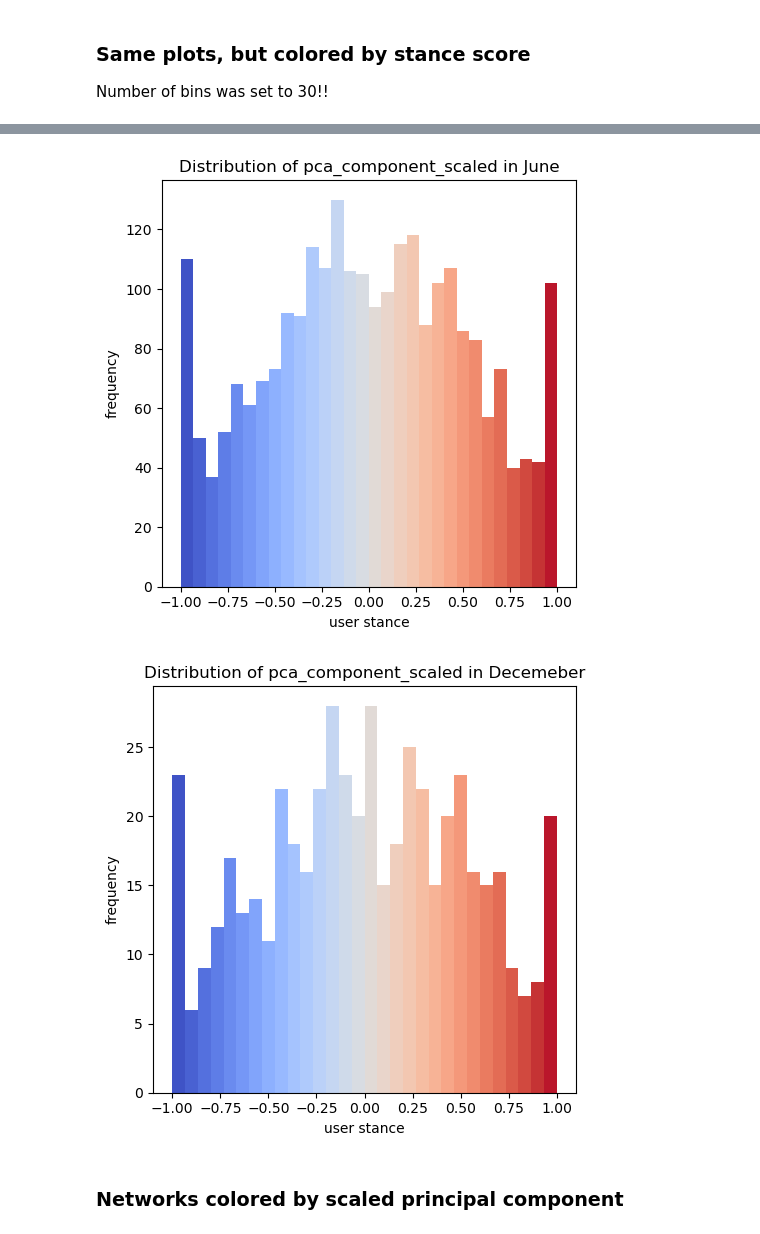
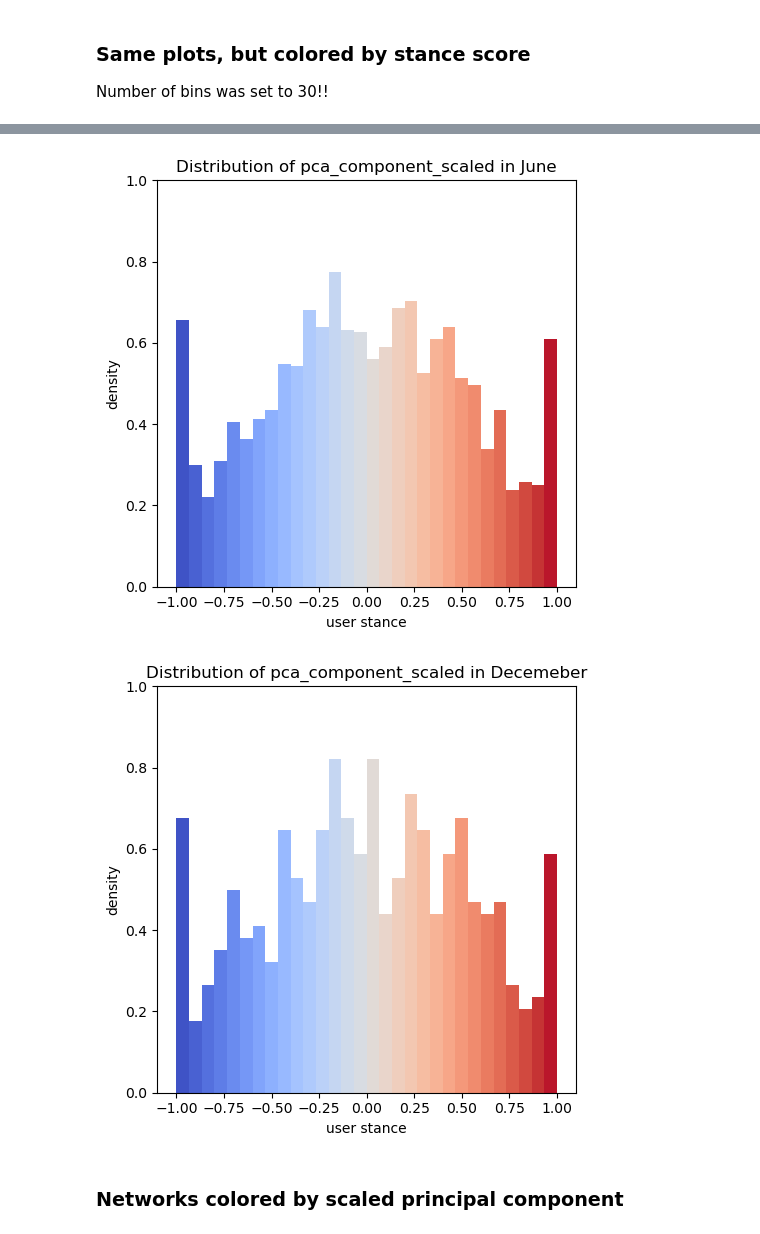
Before and after one commit to b0psheva27/BSc_project_polarization, a Jupyter notebook: notebooks/09_analysis.ipynb, the cells around one changed output, grey strips where cells are left out. Cells and saved outputs as stored; diff of their text form; code cells hidden in the pictures.

```diff
--- a/notebooks/09_analysis.ipynb
+++ b/notebooks/09_analysis.ipynb
@@ -50,7 +50,7 @@ Number of bins was set to 30!!
 import matplotlib.pyplot as plt
 import numpy as np
 
-def plot_c_subplot_colored(df, color_topics, month, n_bins=30, num_plots=3):
+def plot_c_subplot_colored(df, color_topics, month, n_bins=30, num_plots=3, y_lim = 2.2):
     fig, axes = plt.subplots(1, num_plots, figsize=(5 * num_plots, 5), sharey=True)
     if num_plots == 1:
         axes = [axes]
@@ -59,7 +59,7 @@ def plot_c_subplot_colored(df, color_topics, month, n_bins=30, num_plots=3):
         topic = color_topics[i]
 
         # Calculate the histogram values
-        n, bins, patches = axes[i].hist(df[topic], bins=n_bins, range=(-1, 1))
+        n, bins, patches = axes[i].hist(df[topic], bins=n_bins, range=(-1, 1), density = True)
 
         # Normalize the values to the range [-1, 1]
         norm = plt.Normalize(vmin=-1, vmax=1)
@@ -76,7 +76,8 @@ def plot_c_subplot_colored(df, color_topics, month, n_bins=30, num_plots=3):
 
         # Set labels and titles
         axes[i].set_xlabel('user stance')
-        axes[i].set_ylabel('frequency')
+        axes[i].set_ylabel('density')
+        axes[i].set_ylim(0, y_lim)
         axes[i].set_title(f'Distribution of {topic} in {month}')
 
     plt.tight_layout()
@@ -90,9 +91,9 @@ plot_c_subplot_colored(dec_df, ["stance_abortion", "stance_marriage", "stance_po
 # %%
-plot_c_subplot_colored(june_df, ["pca_component_scaled"], month = "June", num_plots=1)
-plot_c_subplot_colored(dec_df, ["pca_component_scaled"], month = "Decemeber", num_plots=1)
+plot_c_subplot_colored(june_df, ["pca_component_scaled"], month = "June", num_plots=1, y_lim = 1)
+plot_c_subplot_colored(dec_df, ["pca_component_scaled"], month = "Decemeber", num_plots=1, y_lim = 1)
 # %% [output]
-[figure, old version]
+[figure, new version]
-[figure, old version]
+[figure, new version]
 # %% [markdown]
 ### Networks colored by scaled principal component
 # %%
```
Also changed, not shown: parts of 25 cells of this notebook.
